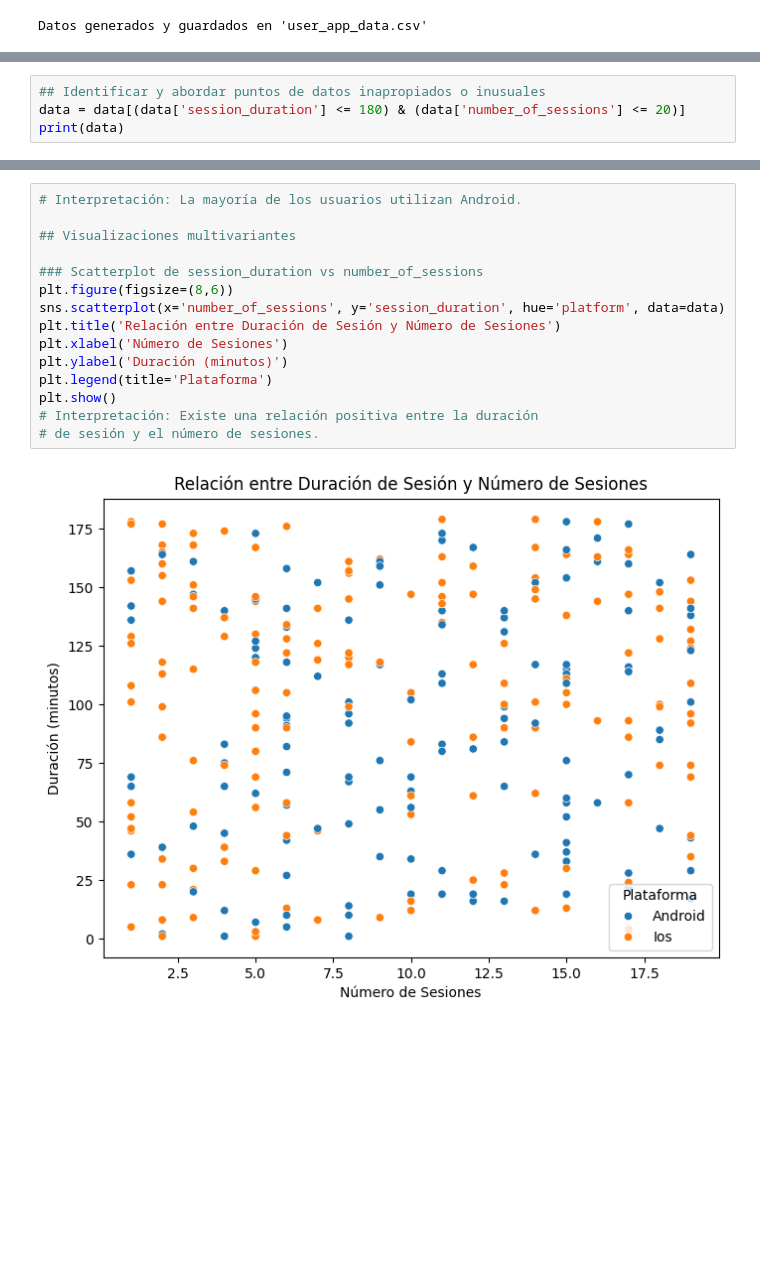
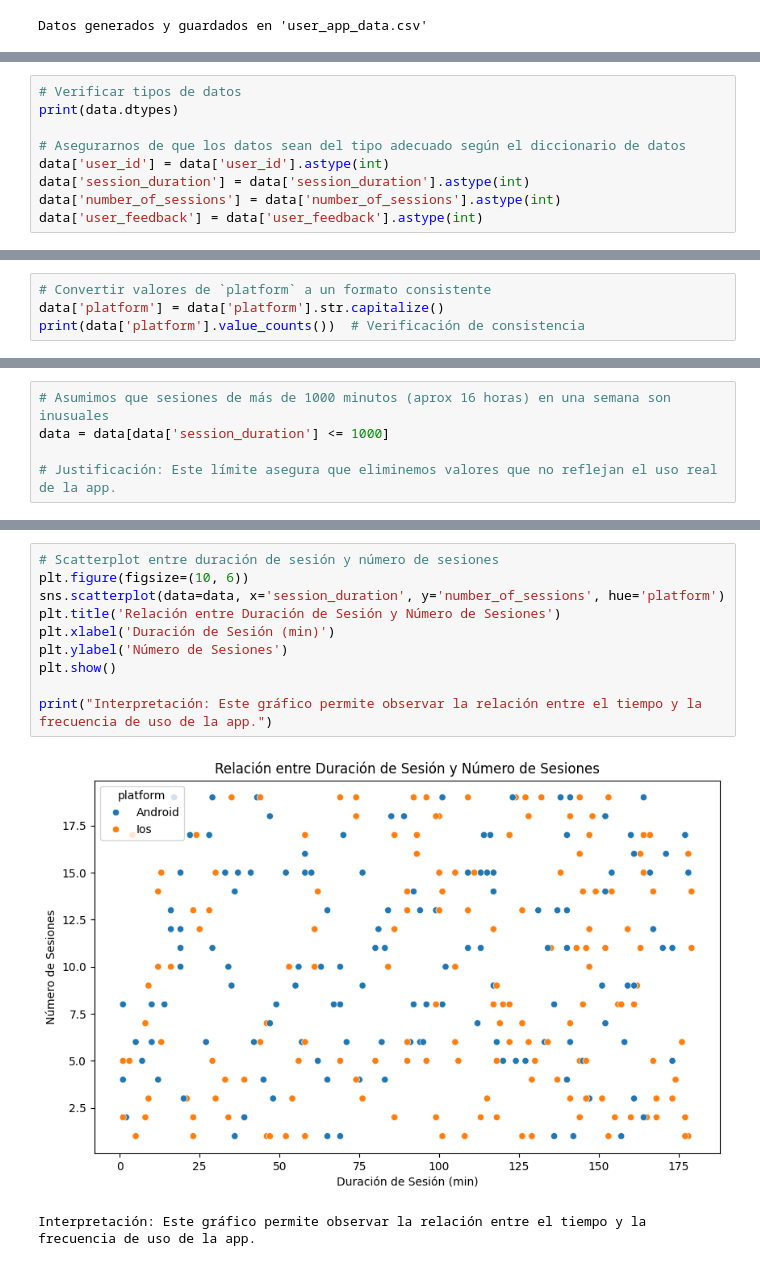
Before and after one commit to manueljosema/Primer-commit-a-adir-README.md, a Jupyter notebook: Preparación_Examen_Unidad_Simulación_del_Examen_(Core).ipynb, the cells around one changed output, grey strips where cells are left out. Cells and saved outputs as stored; diff of their text form; blank space fills up the shorter version.

```diff
--- a/Preparación_Examen_Unidad_Simulación_del_Examen_(Core).ipynb
+++ b/Preparación_Examen_Unidad_Simulación_del_Examen_(Core).ipynb
@@ -161,4 +63,0 @@ print(data['platform'].unique())
-# %%
-## Identificar y abordar puntos de datos inapropiados o inusuales
-data = data[(data['session_duration'] <= 180) & (data['number_of_sessions'] <= 20)]
-print(data)
@@ -189,0 +89,9 @@ El siguiente paso es completar una exploración de los datos usando Python. Esto
+# %%
+# Verificar tipos de datos
+print(data.dtypes)
+
+# Asegurarnos de que los datos sean del tipo adecuado según el diccionario de datos
+data['user_id'] = data['user_id'].astype(int)
+data['session_duration'] = data['session_duration'].astype(int)
+data['number_of_sessions'] = data['number_of_sessions'].astype(int)
+data['user_feedback'] = data['user_feedback'].astype(int)
@@ -189,0 +107,4 @@ El siguiente paso es completar una exploración de los datos usando Python. Esto
+# %%
+# Convertir valores de `platform` a un formato consistente
+data['platform'] = data['platform'].str.capitalize()
+print(data['platform'].value_counts())  # Verificación de consistencia
@@ -189,0 +116,5 @@ El siguiente paso es completar una exploración de los datos usando Python. Esto
+# %%
+# Asumimos que sesiones de más de 1000 minutos (aprox 16 horas) en una semana son inusuales
+data = data[data['session_duration'] <= 1000]
+
+# Justificación: Este límite asegura que eliminemos valores que no reflejan el uso real de la app.
@@ -190,17 +146,13 @@ El siguiente paso es completar una exploración de los datos usando Python. Esto
 # %%
-# Interpretación: La mayoría de los usuarios utilizan Android.
+# Scatterplot entre duración de sesión y número de sesiones
+plt.figure(figsize=(10, 6))
+sns.scatterplot(data=data, x='session_duration', y='number_of_sessions', hue='platform')
+plt.title('Relación entre Duración de Sesión y Número de Sesiones')
+plt.xlabel('Duración de Sesión (min)')
+plt.ylabel('Número de Sesiones')
+plt.show()
 
-## Visualizaciones multivariantes
-
-### Scatterplot de session_duration vs number_of_sessions
-plt.figure(figsize=(8,6))
-sns.scatterplot(x='number_of_sessions', y='session_duration', hue='platform', data=data)
-plt.title('Relación entre Duración de Sesión y Número de Sesiones')
-plt.xlabel('Número de Sesiones')
-plt.ylabel('Duración (minutos)')
-plt.legend(title='Plataforma')
-plt.show()
-# Interpretación: Existe una relación positiva entre la duración
-# de sesión y el número de sesiones.
+print("Interpretación: Este gráfico permite observar la relación entre el tiempo y la frecuencia de uso de la app.")
 # %% [output]
-[figure, old version]
+[figure, new version]
+Interpretación: Este gráfico permite observar la relación entre el tiempo y la frecuencia de uso de la app.
```
Also changed, not shown: parts of 21 cells of this notebook.
